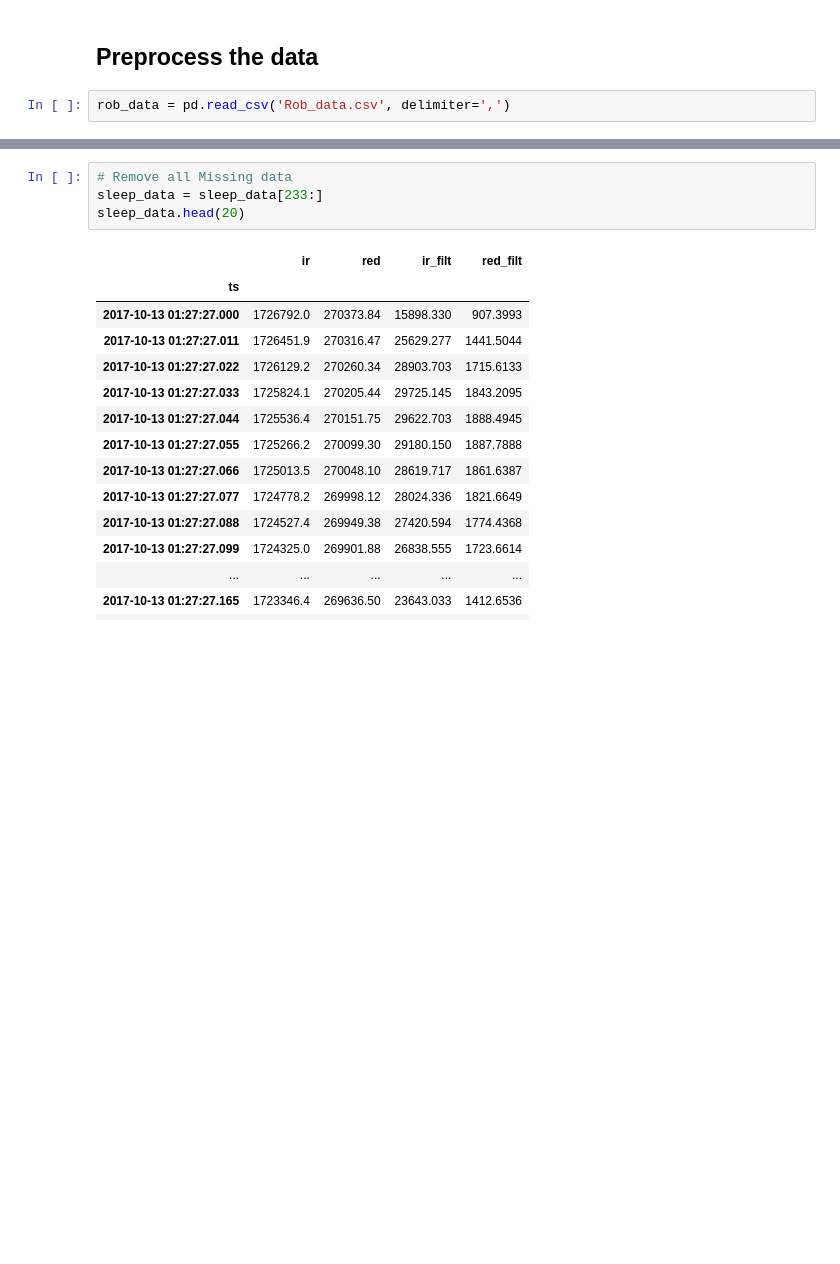
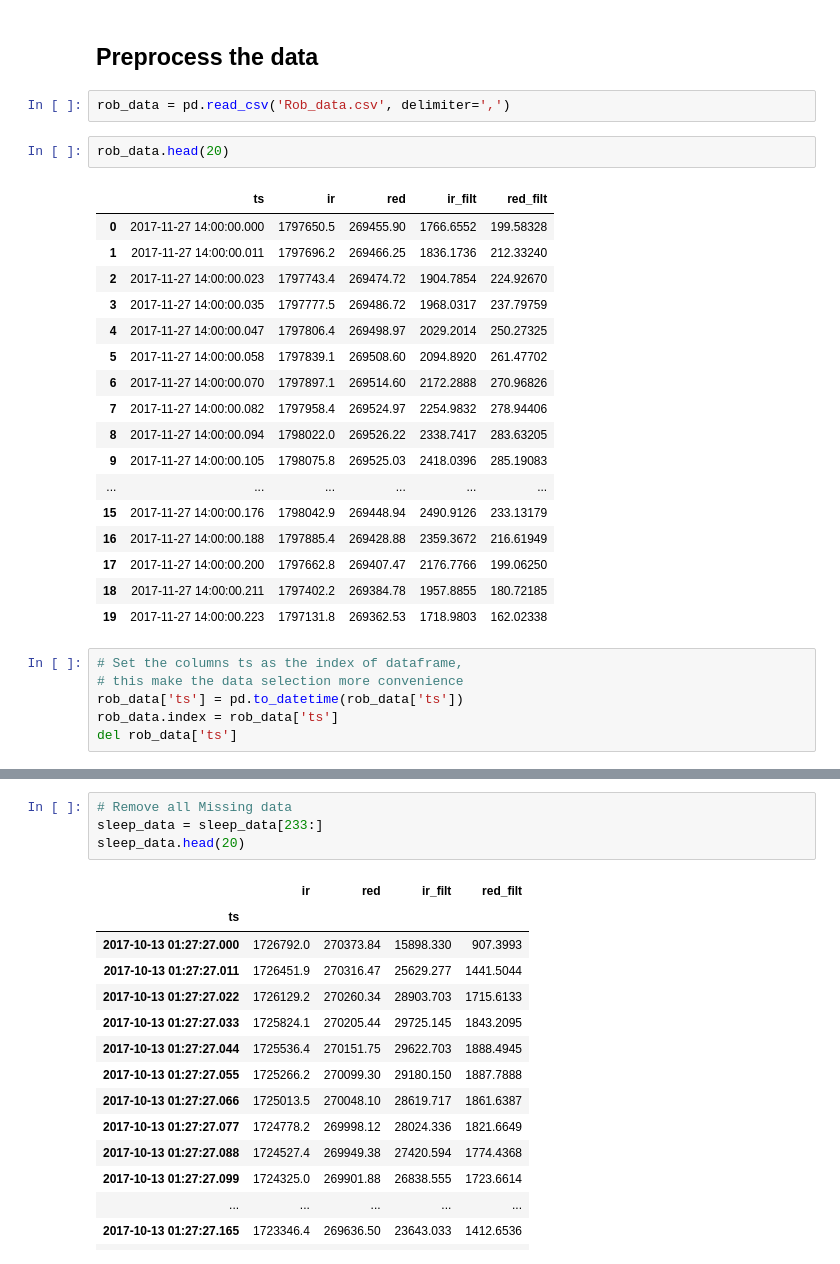
Before and after one commit to TeamCanaria/DataAnalysis, a Jupyter notebook: Analysing_rob_data.ipynb, the cells around one changed output, grey strips where cells are left out. Cells and saved outputs as stored; diff of their text form; blank space fills up the shorter version.

```diff
--- a/Analysing_rob_data.ipynb
+++ b/Analysing_rob_data.ipynb
@@ -44,3 +86,29 @@ rob_data.to_csv('Rob_data.csv', sep=',', index= False, index_label=None)
 ## Preprocess the data
 # %%
 rob_data = pd.read_csv('Rob_data.csv', delimiter=',')
+# %%
+rob_data.head(20)
+# %% [output]
+|  | ts | ir | red | ir_filt | red_filt |
+| 0 | 2017-11-27 14:00:00.000 | 1797650.5 | 269455.90 | 1766.6552 | 199.58328 |
+| 1 | 2017-11-27 14:00:00.011 | 1797696.2 | 269466.25 | 1836.1736 | 212.33240 |
+| 2 | 2017-11-27 14:00:00.023 | 1797743.4 | 269474.72 | 1904.7854 | 224.92670 |
+| 3 | 2017-11-27 14:00:00.035 | 1797777.5 | 269486.72 | 1968.0317 | 237.79759 |
+| 4 | 2017-11-27 14:00:00.047 | 1797806.4 | 269498.97 | 2029.2014 | 250.27325 |
+| 5 | 2017-11-27 14:00:00.058 | 1797839.1 | 269508.60 | 2094.8920 | 261.47702 |
+| 6 | 2017-11-27 14:00:00.070 | 1797897.1 | 269514.60 | 2172.2888 | 270.96826 |
+| 7 | 2017-11-27 14:00:00.082 | 1797958.4 | 269524.97 | 2254.9832 | 278.94406 |
+| 8 | 2017-11-27 14:00:00.094 | 1798022.0 | 269526.22 | 2338.7417 | 283.63205 |
+| 9 | 2017-11-27 14:00:00.105 | 1798075.8 | 269525.03 | 2418.0396 | 285.19083 |
+| ... | ... | ... | ... | ... | ... |
+| 15 | 2017-11-27 14:00:00.176 | 1798042.9 | 269448.94 | 2490.9126 | 233.13179 |
+| 16 | 2017-11-27 14:00:00.188 | 1797885.4 | 269428.88 | 2359.3672 | 216.61949 |
+| 17 | 2017-11-27 14:00:00.200 | 1797662.8 | 269407.47 | 2176.7766 | 199.06250 |
+| 18 | 2017-11-27 14:00:00.211 | 1797402.2 | 269384.78 | 1957.8855 | 180.72185 |
+| 19 | 2017-11-27 14:00:00.223 | 1797131.8 | 269362.53 | 1718.9803 | 162.02338 |
+# %%
+# Set the columns ts as the index of dataframe,
+# this make the data selection more convenience
+rob_data['ts'] = pd.to_datetime(rob_data['ts'])
+rob_data.index = rob_data['ts']
+del rob_data['ts']
```
Also changed, not shown: parts of 16 cells of this notebook, 3 other files.
